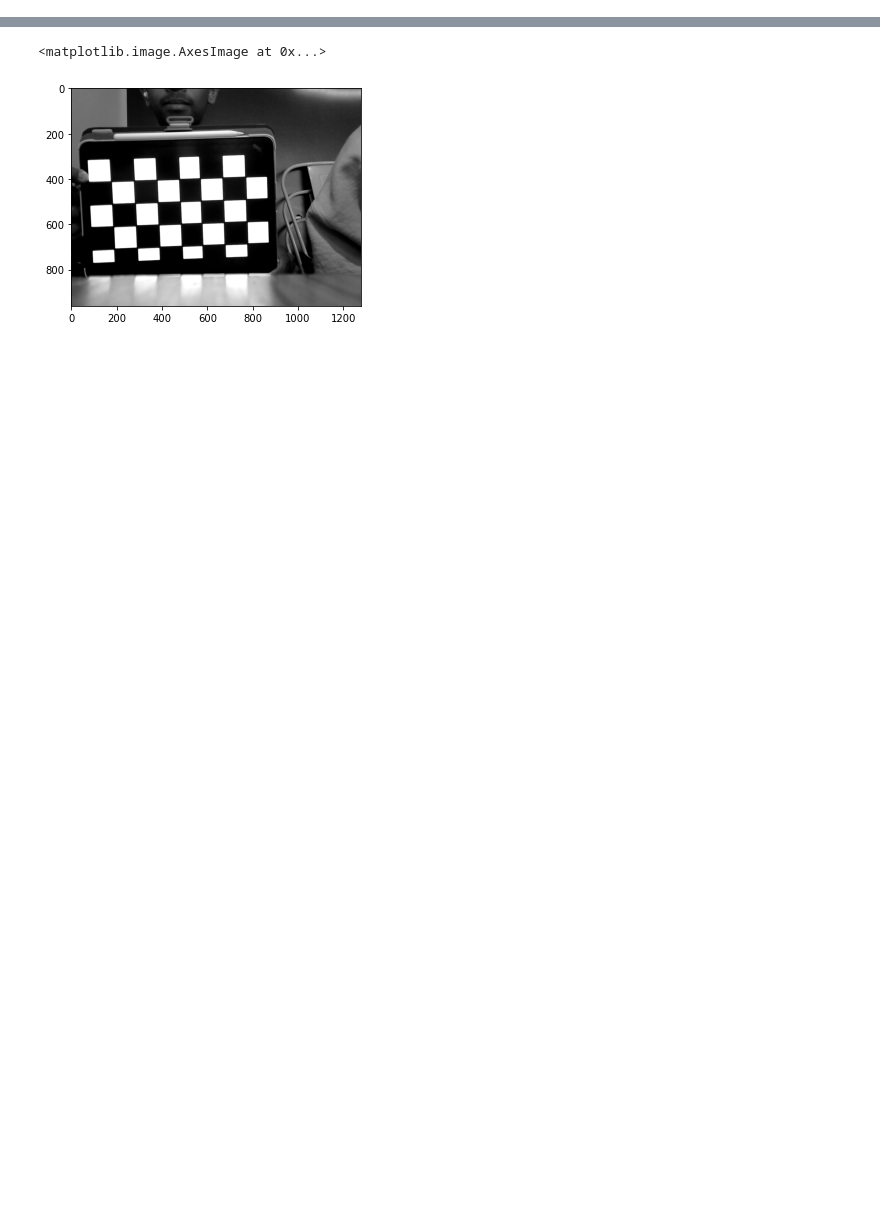
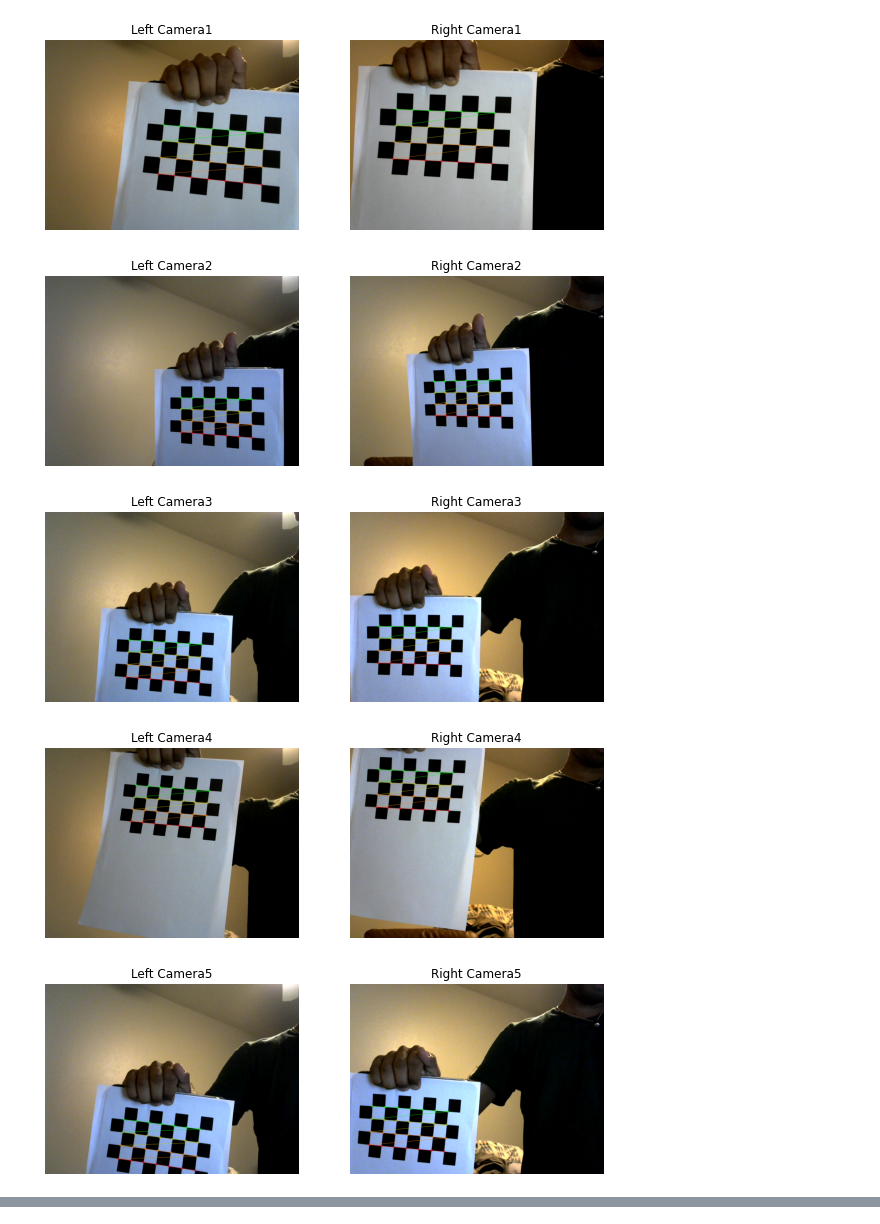
Before and after one commit to siddharth-iyer1/cv-final-visual-impairment-assistance, a Jupyter notebook: camera calibration/checkboard calibration/calibration.ipynb, the cells around one changed output, grey strips where cells are left out. Cells and saved outputs as stored; diff of their text form; code cells hidden in the pictures; blank space fills up the shorter version.

```diff
--- a/camera calibration/checkboard calibration/calibration.ipynb
+++ b/camera calibration/checkboard calibration/calibration.ipynb
@@ -5,8 +5,8 @@ import numpy as np
 import cv2
 import glob
 # %%
-checkerboard_size = (8, 4)
-frame_size = (1280, 960)
+checkerboard_size = (7, 4)
+frame_size = (960, 1280)
 
 termination_criteria = (cv2.TERM_CRITERIA_EPS + cv2.TERM_CRITERIA_MAX_ITER, 30, 0.001)
 
@@ -14,7 +14,7 @@ termination_criteria = (cv2.TERM_CRITERIA_EPS + cv2.TERM_CRITERIA_MAX_ITER, 30,
 objp = np.zeros((checkerboard_size[0] * checkerboard_size[1], 3), np.float32)
 objp[:, :2] = np.mgrid[0:checkerboard_size[0], 0:checkerboard_size[1]].T.reshape(-1, 2)
 
-objp = objp * 28 # 28 mm between each square
+objp = objp * 19.5 # 19.5 mm between each square
 
 objpoints = []  # real world points
 imgpointsL = [] # image points from left camera
@@ -30,33 +30,40 @@ for imgLeft, imgRight in zip(left_images, right_images):
 
     grayL = cv2.cvtColor(imgL, cv2.COLOR_BGR2GRAY)
     grayR = cv2.cvtColor(imgR, cv2.COLOR_BGR2GRAY)
 
     retL, cornersL = cv2.findChessboardCorners(grayL, checkerboard_size, None)
     retR, cornersR = cv2.findChessboardCorners(grayR, checkerboard_size, None)
 
     if retL and retR:
-        print('hello')
         objpoints.append(objp)
 
         cornersL = cv2.cornerSubPix(grayL, cornersL, (11, 11), (-1, -1), termination_criteria)
         cornersR = cv2.cornerSubPix(grayR, cornersR, (11, 11), (-1, -1), termination_criteria)
 
         imgpointsL.append(cornersL)
         imgpointsR.append(cornersR)
 
         imgL = cv2.drawChessboardCorners(imgL, checkerboard_size, cornersL, retL)
         imgR = cv2.drawChessboardCorners(imgR, checkerboard_size, cornersR, retR)
 
         # Display images using matplotlib
         plt.figure(figsize=(10, 5))
         plt.subplot(121)
         plt.imshow(cv2.cvtColor(imgL, cv2.COLOR_BGR2RGB))
-        plt.title('Left Camera')
+        plt.title('Left Camera' + str(len(imgpointsL)))
         plt.axis('off')
 
         plt.subplot(122)
         plt.imshow(cv2.cvtColor(imgR, cv2.COLOR_BGR2RGB))
-        plt.title('Right Camera')
+        plt.title('Right Camera' + str(len(imgpointsR)))
         plt.axis('off')
 
         plt.show()
+
+        cv2.waitKey(500)
+# %% [output]
+[figure, added]
+[figure, added]
+[figure, added]
+[figure, added]
+[figure, added]
@@ -71,6 +72,0 @@ frame_rgb = cv2.cvtColor(frame, cv2.COLOR_BGR2RGB)
-# %%
-gray_image = cv2.cvtColor(imgL, cv2.COLOR_BGR2GRAY)
-plt.imshow(gray_image, cmap='gray')
-# %% [output]
-<matplotlib.image.AxesImage at 0x...>
-[figure, removed]
```
Also changed, not shown: parts of 5 cells of this notebook, 23 other files.
